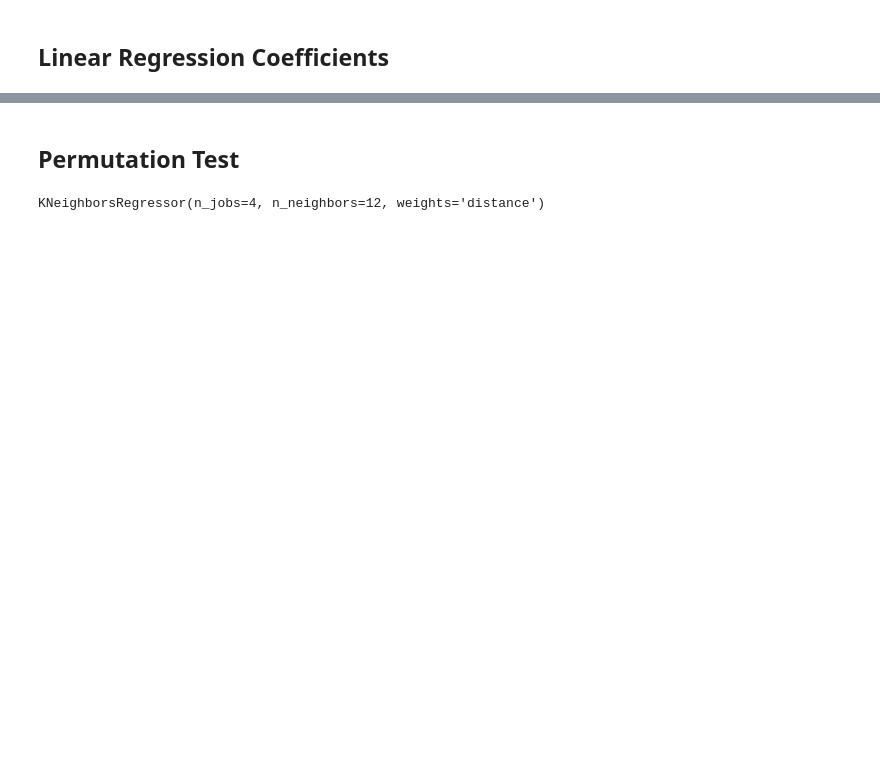
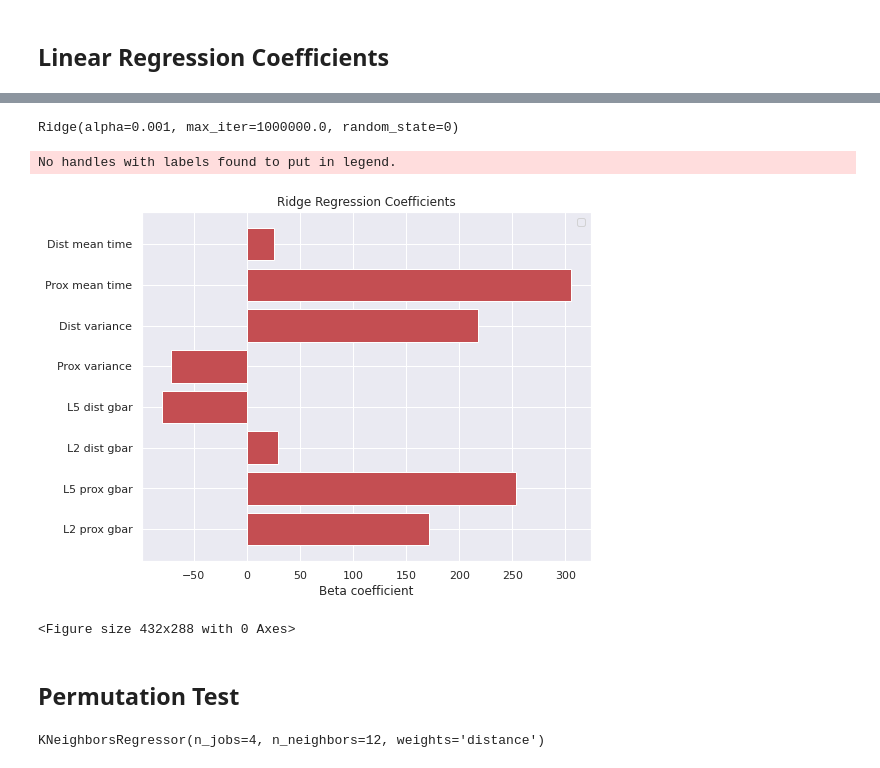
Before and after one commit to ntolley/data1030_project, a Jupyter notebook: src/final_report_global_importance.ipynb, the cells around one changed output, grey strips where cells are left out. Saved outputs shown, nothing was run; the diff lists cells and outputs as text; code cells hidden in the pictures; blank space fills up the shorter version.

```diff
--- a/src/final_report_global_importance.ipynb
+++ b/src/final_report_global_importance.ipynb
@@ -69,4 +74,45 @@ No handles with labels found to put in legend.
 <Figure size 432x288 with 0 Axes>
+# %%
+model_name = 'ridge_regression'
+
+reg = regression_dict[model_name]()
+params = results_dict[model_name][split_idx][random_idx]['best_params']
+reg.set_params(**params)
+reg.fit(X_train, y_train)
+
+coef_list = list()
+for split_idx in range(5):
+    X_train = pd.DataFrame(data_split_nsr[split_idx]['X_train'], columns=ftr_names)
+    X_test = pd.DataFrame(data_split_nsr[split_idx]['X_test'], columns=ftr_names)
+    y_train, y_test = data_split_nsr[split_idx]['y_train'],  data_split_nsr[split_idx]['y_test']
+
+    reg = regression_dict[model_name]()
+    params = results_dict[model_name][split_idx][random_idx]['best_params']
+    reg.set_params(**params)
+    reg.fit(X_train, y_train)
+    coef_list.append(reg.coef_)
+
+mean_coef = np.mean(coef_list, axis=0)
+error_coef = np.std(coef_list, axis=0)
+# %% [output]
+Ridge(alpha=0.001, max_iter=1000000.0, random_state=0)
+# %%
+plt.rcParams.update({'font.size': 14})
+plt.figure(figsize=(8,6))
+plt.barh(list(range(n_ftrs)), mean_coef)
+plt.errorbar(y=list(range(n_ftrs)), x=mean_coef, xerr=error_coef, ecolor='k', capsize=10.0, zorder=12, capthick=2.0, linestyle='')
+plt.title("Ridge Regression Coefficients")
+plt.xlabel('Beta coefficient')
+plt.yticks(list(range(n_ftrs)), ftr_names)
+plt.legend()
+plt.tight_layout()
+plt.show()
+
+plt.savefig('../figures/ridge_regression_coef.png')
+# %% [output]
+No handles with labels found to put in legend.
+[figure, added]
+<Figure size 432x288 with 0 Axes>
 # %% [markdown]
 ## Permutation Test
 # %%
```
Also changed, not shown: parts of 11 cells of this notebook, 1 other file.
